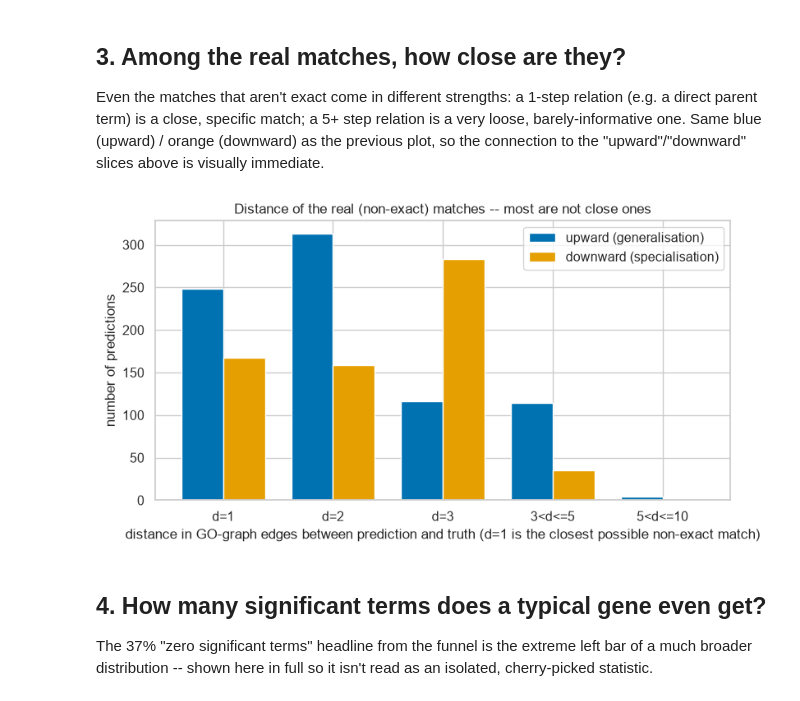
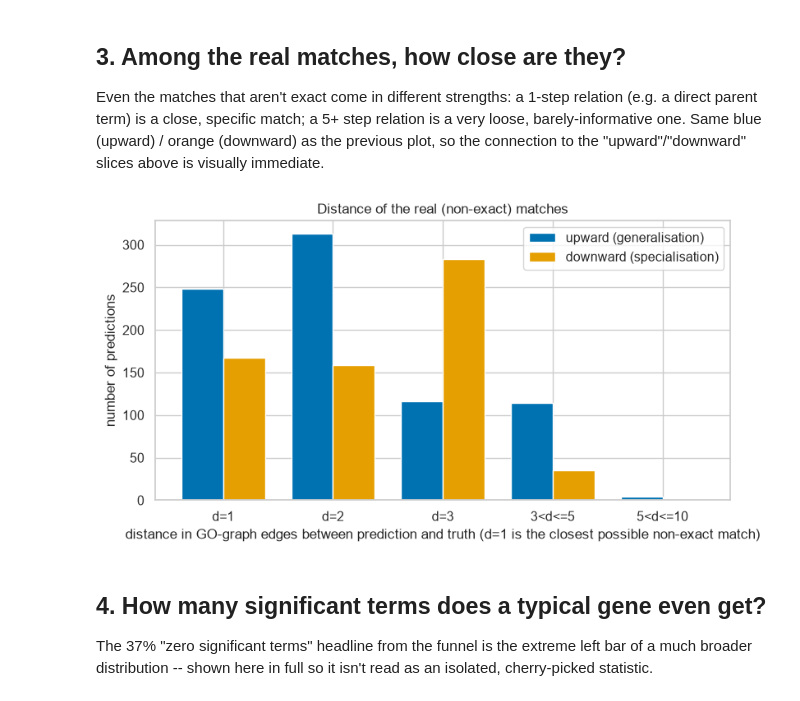
Before and after one commit to wsslflx/CellCoLLM, a Jupyter notebook: notebooks/arm1_go_enrichment_results.ipynb, the cells around one changed output. Saved outputs shown, nothing was run; the diff lists cells and outputs as text; code cells hidden in the pictures.

```diff
--- a/notebooks/arm1_go_enrichment_results.ipynb
+++ b/notebooks/arm1_go_enrichment_results.ipynb
@@ -154,28 +154,28 @@ above is visually immediate.
 # %%
 edges = summary["bin_edges"]  # upper bound of each non-exact distance bin, e.g. [1, 2, 3, 5, 10]
 bin_labels = [f"d={edges[0]}"] + (
     [f"d={e}" if edges[i] - edges[i - 1] <= 1 else f"{edges[i-1]}<d<={e}" for i, e in enumerate(edges[1:], 1)]
 )
 up = summary["terms"]["upward_bins"]
 down = summary["terms"]["downward_bins"]
 dist = pd.DataFrame({"upward": [up.get(b, 0) for b in bin_labels],
                      "downward": [down.get(b, 0) for b in bin_labels]}, index=bin_labels)
 
 fig, ax = plt.subplots(figsize=(8, 4.5))
 x = range(len(dist))
 w = 0.38
 ax.bar([i - w / 2 for i in x], dist["upward"], width=w, color=COLORS["upward"], label="upward (generalisation)")
 ax.bar([i + w / 2 for i in x], dist["downward"], width=w, color=COLORS["downward"], label="downward (specialisation)")
 ax.set_xticks(list(x)); ax.set_xticklabels(dist.index)
 ax.set_xlabel("distance in GO-graph edges between prediction and truth (d=1 is the closest possible non-exact match)")
 ax.set_ylabel("number of predictions")
-ax.set_title("Distance of the real (non-exact) matches -- most are not close ones")
+ax.set_title("Distance of the real (non-exact) matches")
 ax.legend()
 fig.tight_layout()
 save(fig, "03_match_distance")
 plt.show()
 # %% [output]
-[figure, old version]
+[figure, new version]
 # %% [markdown]
 ## 4. How many significant terms does a typical gene even get?
 
```
Also changed, not shown: parts of 35 cells of this notebook, 27 other files.
